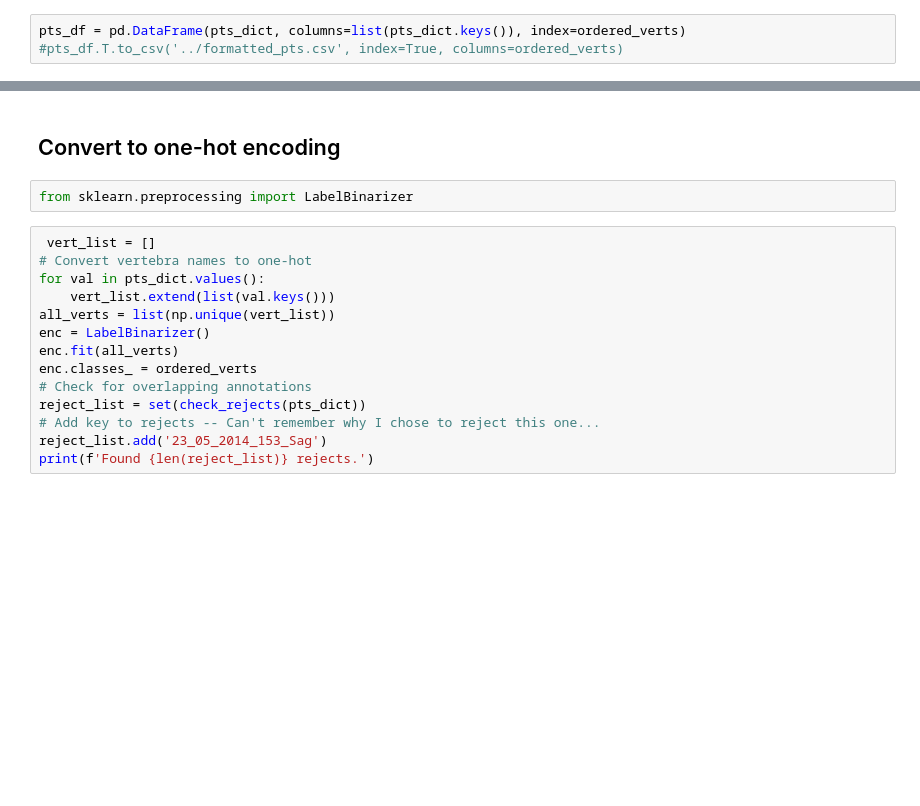
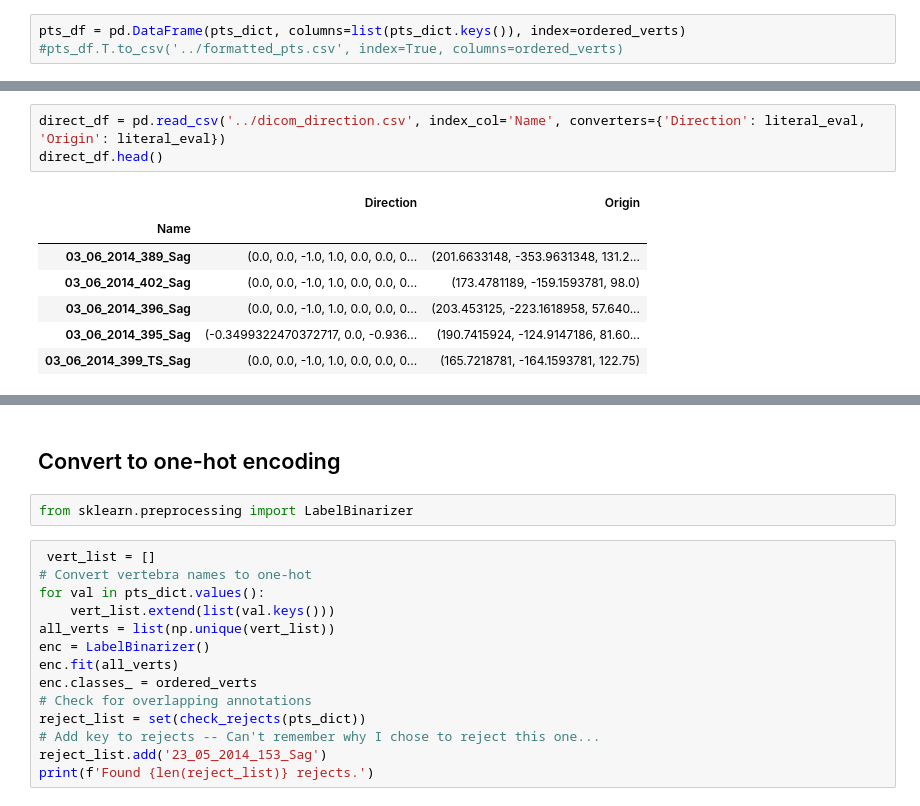
Before and after one commit to DMcSweeney/coronal_sagittal_cnn, a Jupyter notebook: notebooks/prepare_data.ipynb, the cells around one changed output, grey strips where cells are left out. Cells and saved outputs as stored; diff of their text form; blank space fills up the shorter version.

```diff
--- a/notebooks/prepare_data.ipynb
+++ b/notebooks/prepare_data.ipynb
@@ -230,0 +209,11 @@ def resample(image, new_spacing):
+# %%
+direct_df = pd.read_csv('../dicom_direction.csv', index_col='Name', converters={'Direction': literal_eval, 'Origin': literal_eval})
+direct_df.head()
+# %% [output]
+|  | Direction | Origin |
+| Name |  |  |
+| 03_06_2014_389_Sag | (0.0, 0.0, -1.0, 1.0, 0.0, 0.0, 0... | (201.6633148, -353.9631348, 131.2... |
+| 03_06_2014_402_Sag | (0.0, 0.0, -1.0, 1.0, 0.0, 0.0, 0... | (173.4781189, -159.1593781, 98.0) |
+| 03_06_2014_396_Sag | (0.0, 0.0, -1.0, 1.0, 0.0, 0.0, 0... | (203.453125, -223.1618958, 57.640... |
+| 03_06_2014_395_Sag | (-0.3499322470372717, 0.0, -0.936... | (190.7415924, -124.9147186, 81.60... |
+| 03_06_2014_399_TS_Sag | (0.0, 0.0, -1.0, 1.0, 0.0, 0.0, 0... | (165.7218781, -164.1593781, 122.75) |
```
Also changed, not shown: parts of 16 cells of this notebook, 9 other files.
